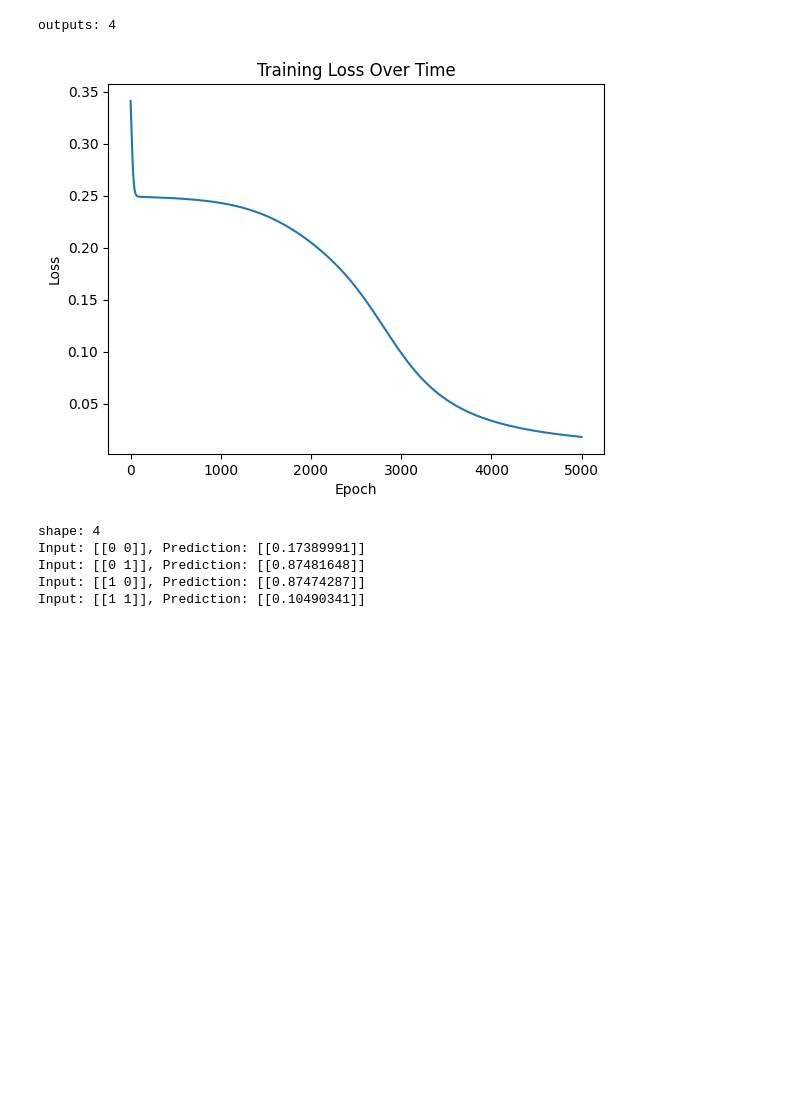
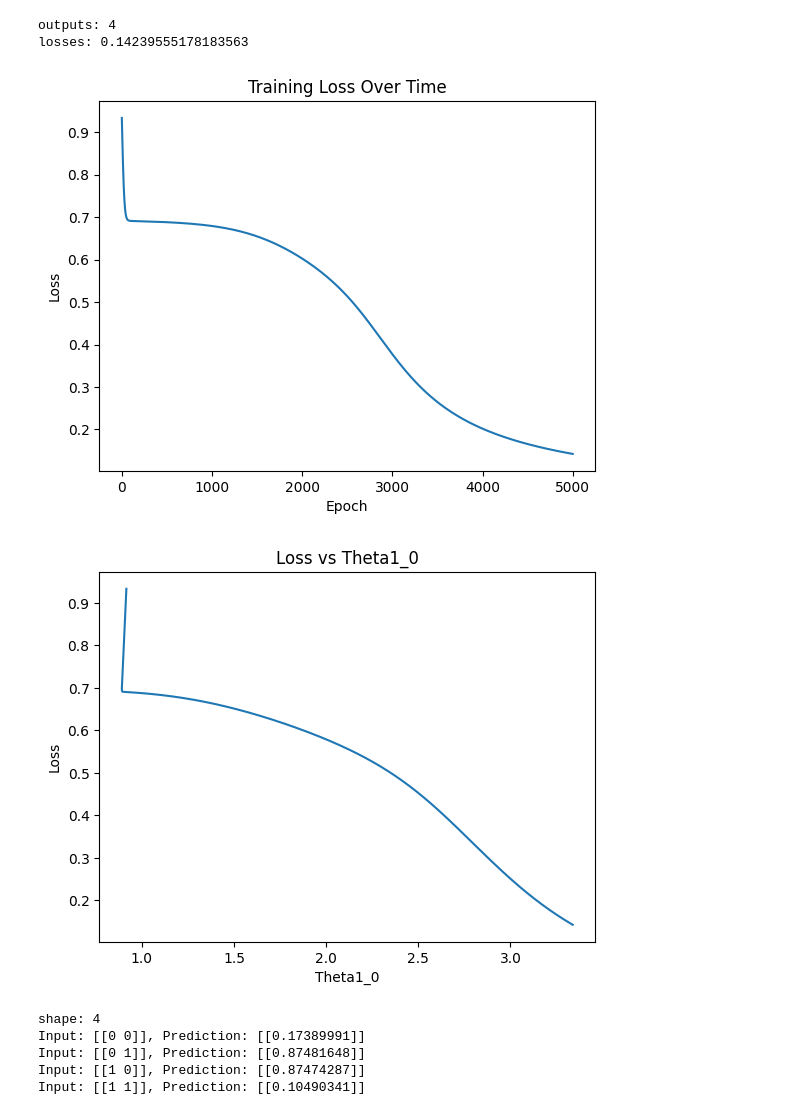
Before and after one commit to siqi920/Neural-Network-Backpropagation-from-Scratch, a Jupyter notebook: notebooks/NN_scratch_class.ipynb, the cells around one changed output. Drawn from its saved outputs; the diff is of its cells as text; code cells hidden in the pictures; blank space fills up the shorter version.

```diff
--- a/notebooks/NN_scratch_class.ipynb
+++ b/notebooks/NN_scratch_class.ipynb
@@ -22,7 +22,7 @@ class NeuralNetwork:
         a2 = self.sigmoid(z2)
         return a2, a1
 
-    def back_propagate(self, input, output, a2, a1, learning_rate):
+    def back_propagate(self, input, output, a2, a1):
         error = a2 - output
         delta2 = error * self.sigmoid_derivative(a2)
         d_theta2 = np.dot(delta2, a1.T)
@@ -31,6 +31,12 @@ class NeuralNetwork:
         d_theta1 = np.dot(delta1, input.T)
 
         return d_theta2, d_theta1
+
+    def loss(self, output, a2):
+        # cross entropy loss
+        return - (1 / output.shape[0]) * np.sum(output * np.log(a2) + (1 - output) * np.log(1 - a2))
+        # squared error loss
+        # return np.sum((output - a2) ** 2) / output.shape[0]
 
 # XOR Training Data
 inputs = np.array([[0, 0], [0, 1], [1, 0], [1, 1]]).T
@@ -43,36 +49,51 @@ hidden_size = 4
 output_size = 1
 learning_rate = 0.1
 epochs = 5000
 
 # Initialize and Train the Network
 nn = NeuralNetwork(input_size, hidden_size, output_size)
 
 
 losses = []
+theta1_0 = []
 for epoch in range(epochs):
     a2, a1 = nn.forward_run(inputs)
-    d_theta2, d_theta1 = nn.back_propagate(inputs, outputs, a2, a1, learning_rate)
+    d_theta2, d_theta1 = nn.back_propagate(inputs, outputs, a2, a1)
     nn.theta2 -= learning_rate * d_theta2
     nn.theta1 -= learning_rate * d_theta1
-    loss = np.sum((outputs - a2) ** 2) / outputs.shape[0]
+    theta1_0.append(nn.theta1 [0][0])
+    loss = nn.loss(outputs, a2)
     losses.append(loss)
 
+# print the last losses
+print(f"losses: {losses[-1]}")
+# Plot the Loss over Time
 plt.plot(losses)
 plt.xlabel('Epoch')
 plt.ylabel('Loss')
 plt.title('Training Loss Over Time')
 plt.show()
+
+# plot the relationship between the loss and nn.theta2
+plt.plot(theta1_0, losses)
+plt.xlabel('Theta1_0')
+plt.ylabel('Loss')
+plt.title('Loss vs Theta1_0')
+plt.show()
+
 
 # Testing the Neural Network
 test_inputs = np.array([[0, 0], [0, 1], [1, 0], [1, 1]]).T
 print(f"shape: {test_inputs.shape[1]}")
 for i in range(test_inputs.shape[1]):
     input = test_inputs[:, [i]]
     prediction = nn.forward_run(input)
     print(f"Input: {test_inputs[:, [i]].T}, Prediction: {prediction[0]}")
 # %% [output]
 outputs: 4
+losses: 0.14239555178183563
-[figure, old version]
+[figure, new version]
+[figure, added]
 shape: 4
 Input: [[0 0]], Prediction: [[0.17389991]]
 Input: [[0 1]], Prediction: [[0.87481648]]
```
